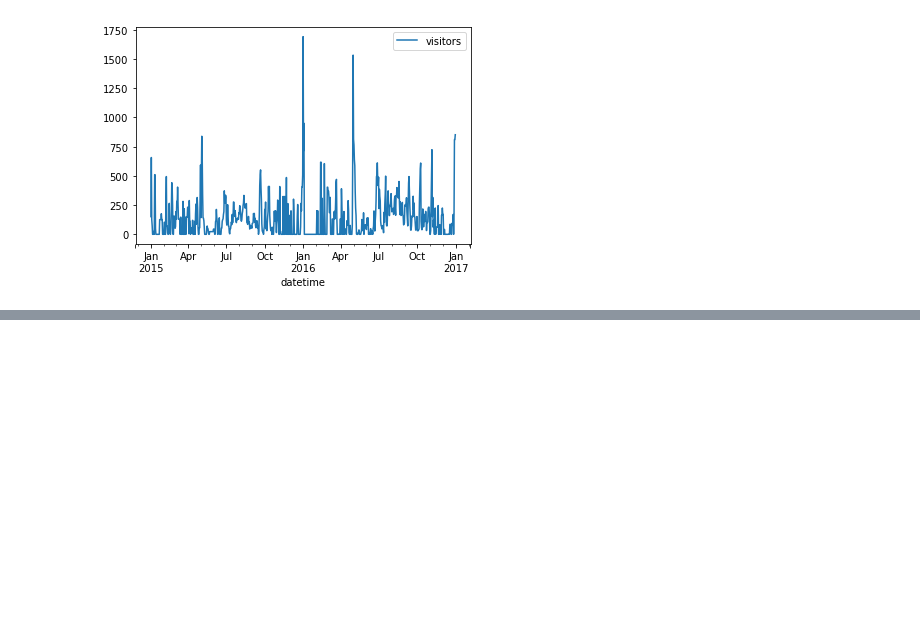
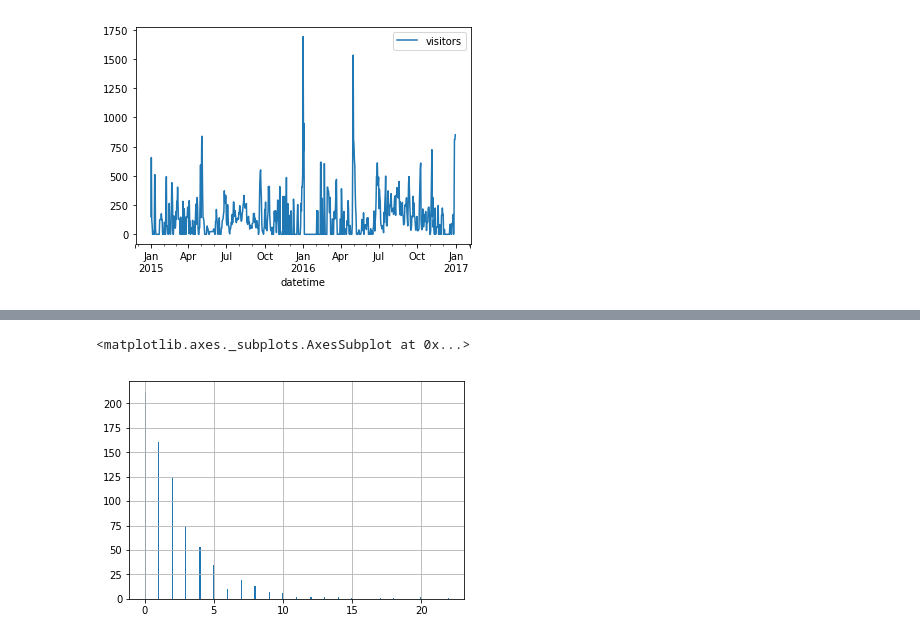
Before and after one commit to Hesene/National-Parks, a Jupyter notebook: src/EDA.ipynb, the cells around one changed output, grey strips where cells are left out. Drawn from its saved outputs; the diff is of its cells as text; code cells hidden in the pictures; blank space fills up the shorter version.

```diff
--- a/src/EDA.ipynb
+++ b/src/EDA.ipynb
@@ -313,0 +437,5 @@ for park in parks:
+# %%
+nightley.Foreign_count.hist(bins=255)
+# %% [output]
+<matplotlib.axes._subplots.AxesSubplot at 0x...>
+[figure, added]
```
Also changed, not shown: parts of 11 cells of this notebook, 5 other files.
